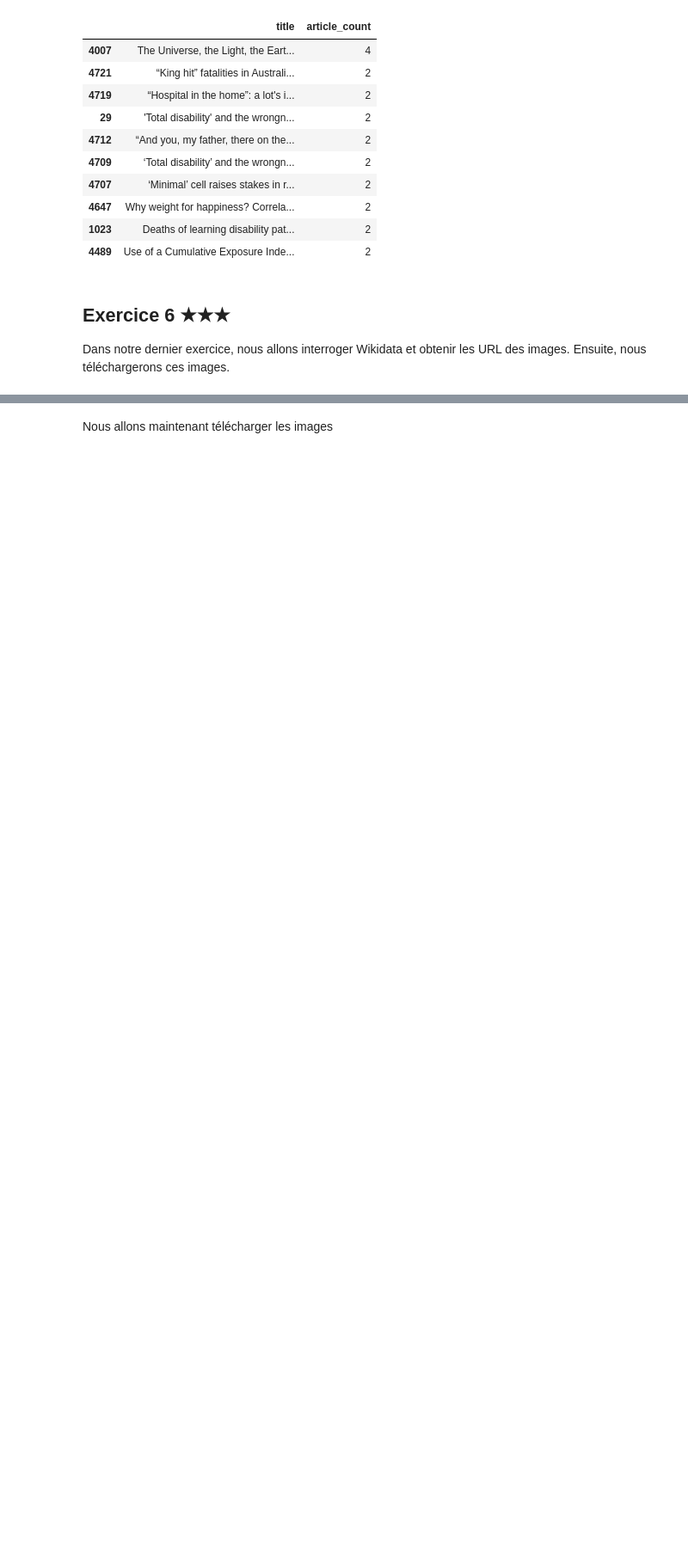
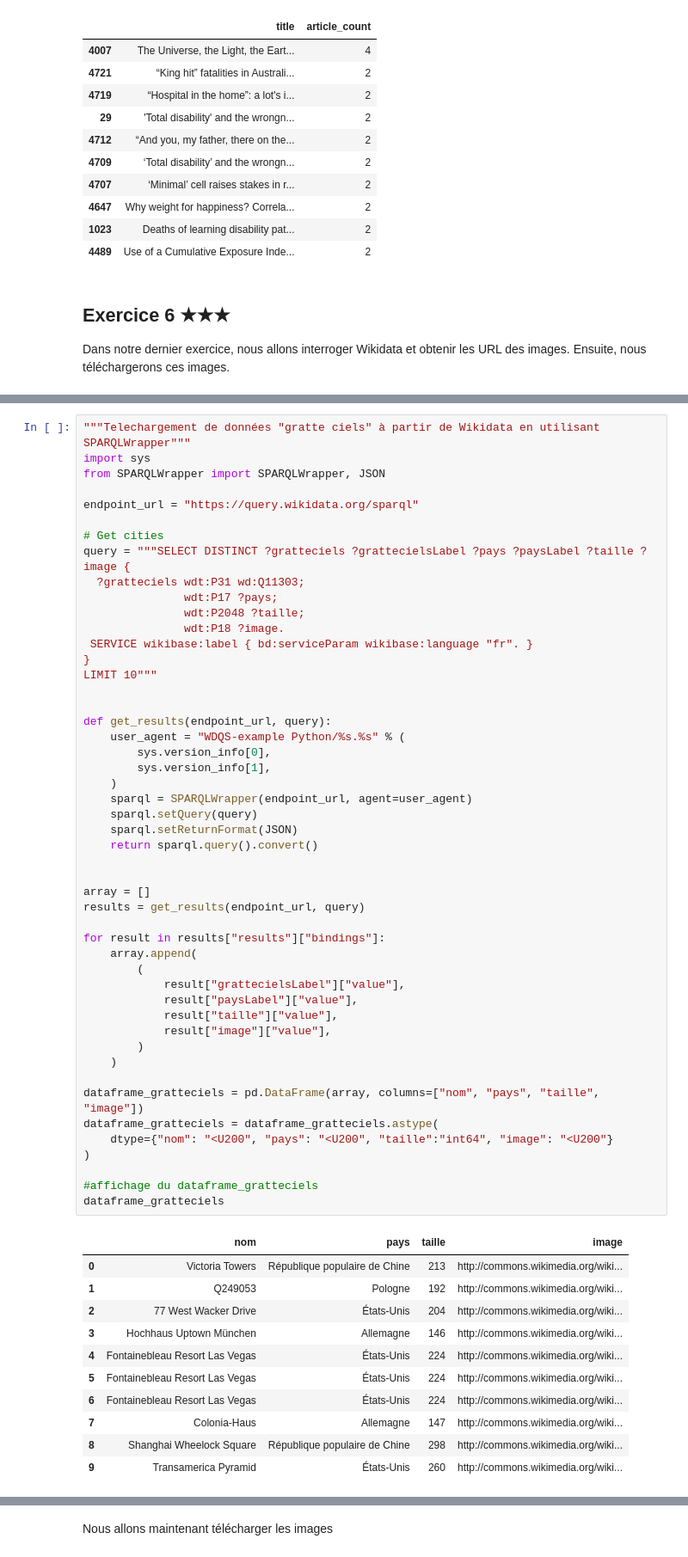
Before and after one commit to yanisDrx/DataMining, a Jupyter notebook: fr/TP1/tp1.ipynb, the cells around one changed output, grey strips where cells are left out. Shown at 86% size. Drawn from its saved outputs; the diff is of its cells as text; blank space fills up the shorter version.

Commit message:
telechargement contrôlé des images, modification du query pour cibles les gratte-ciels et indiquer leur noms et tailles.

```diff
--- a/fr/TP1/tp1.ipynb
+++ b/fr/TP1/tp1.ipynb
@@ -1363,3 +1387,64 @@ dataframe.iloc[0]['image']
+# %%
+"""Telechargement de données "gratte ciels" à partir de Wikidata en utilisant SPARQLWrapper"""
+import sys
+from SPARQLWrapper import SPARQLWrapper, JSON
+
+endpoint_url = "https://query.wikidata.org/sparql"
+
+# Get cities
+query = """SELECT DISTINCT ?gratteciels ?grattecielsLabel ?pays ?paysLabel ?taille ?image {
+  ?gratteciels wdt:P31 wd:Q11303;
+               wdt:P17 ?pays;
+               wdt:P2048 ?taille;
+               wdt:P18 ?image.
+ SERVICE wikibase:label { bd:serviceParam wikibase:language "fr". }
+}
+LIMIT 10"""
+
+
+def get_results(endpoint_url, query):
+    user_agent = "WDQS-example Python/%s.%s" % (
+        sys.version_info[0],
+        sys.version_info[1],
+    )
+    sparql = SPARQLWrapper(endpoint_url, agent=user_agent)
+    sparql.setQuery(query)
+    sparql.setReturnFormat(JSON)
+    return sparql.query().convert()
+
+
+array = []
+results = get_results(endpoint_url, query)
+
+for result in results["results"]["bindings"]:
+    array.append(
+        (
+            result["grattecielsLabel"]["value"],
+            result["paysLabel"]["value"],
+            result["taille"]["value"],
+            result["image"]["value"],
+        )
+    )
+
+dataframe_gratteciels = pd.DataFrame(array, columns=["nom", "pays", "taille", "image"])
+dataframe_gratteciels = dataframe_gratteciels.astype(
+    dtype={"nom": "<U200", "pays": "<U200", "taille":"int64", "image": "<U200"}
+)
+
+#affichage du dataframe_gratteciels
+dataframe_gratteciels
+# %% [output]
+|  | nom | pays | taille | image |
+| 0 | Victoria Towers | République populaire de Chine | 213 | http://commons.wikimedia.org/wiki... |
+| 1 | Q249053 | Pologne | 192 | http://commons.wikimedia.org/wiki... |
+| 2 | 77 West Wacker Drive | États-Unis | 204 | http://commons.wikimedia.org/wiki... |
+| 3 | Hochhaus Uptown München | Allemagne | 146 | http://commons.wikimedia.org/wiki... |
+| 4 | Fontainebleau Resort Las Vegas | États-Unis | 224 | http://commons.wikimedia.org/wiki... |
+| 5 | Fontainebleau Resort Las Vegas | États-Unis | 224 | http://commons.wikimedia.org/wiki... |
+| 6 | Fontainebleau Resort Las Vegas | États-Unis | 224 | http://commons.wikimedia.org/wiki... |
+| 7 | Colonia-Haus | Allemagne | 147 | http://commons.wikimedia.org/wiki... |
+| 8 | Shanghai Wheelock Square | République populaire de Chine | 298 | http://commons.wikimedia.org/wiki... |
+| 9 | Transamerica Pyramid | États-Unis | 260 | http://commons.wikimedia.org/wiki... |
 # %%
 !python -m pip install requests
 # %% [output]
```
Also changed, not shown: parts of 12 cells of this notebook, 21 other files.
